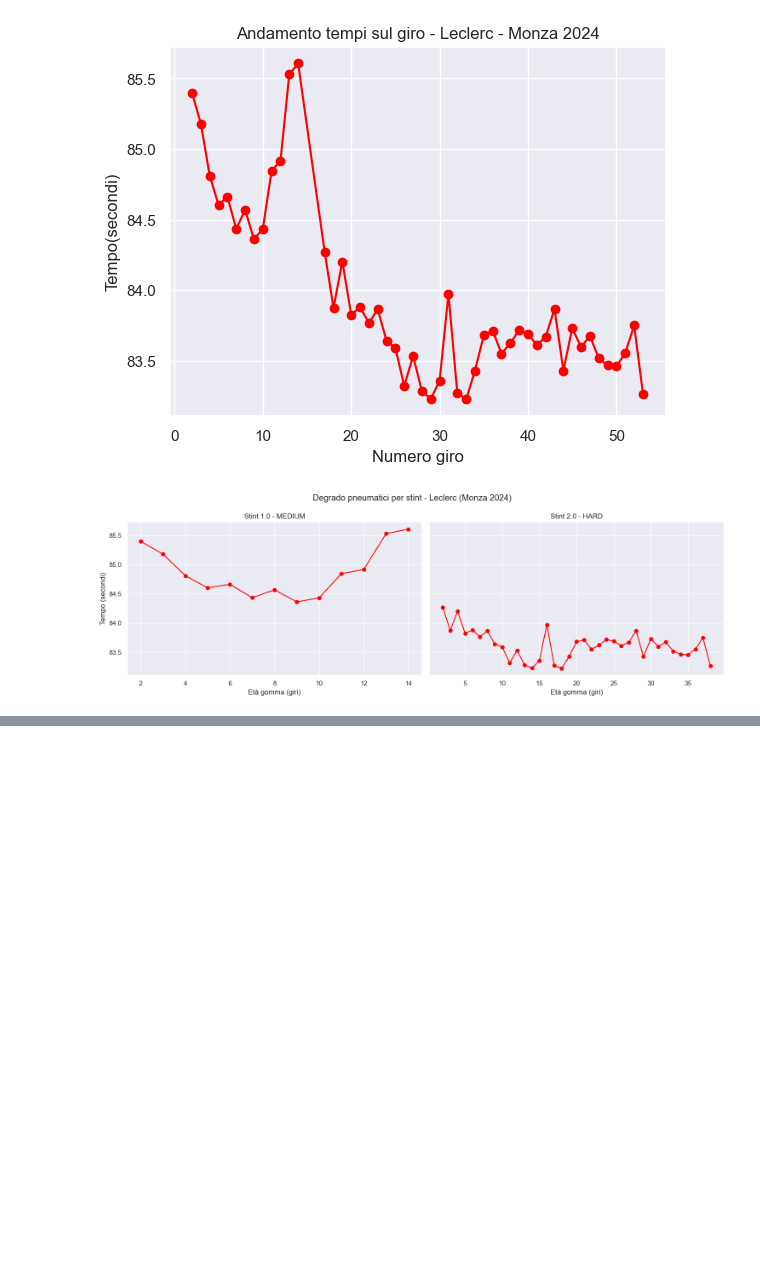
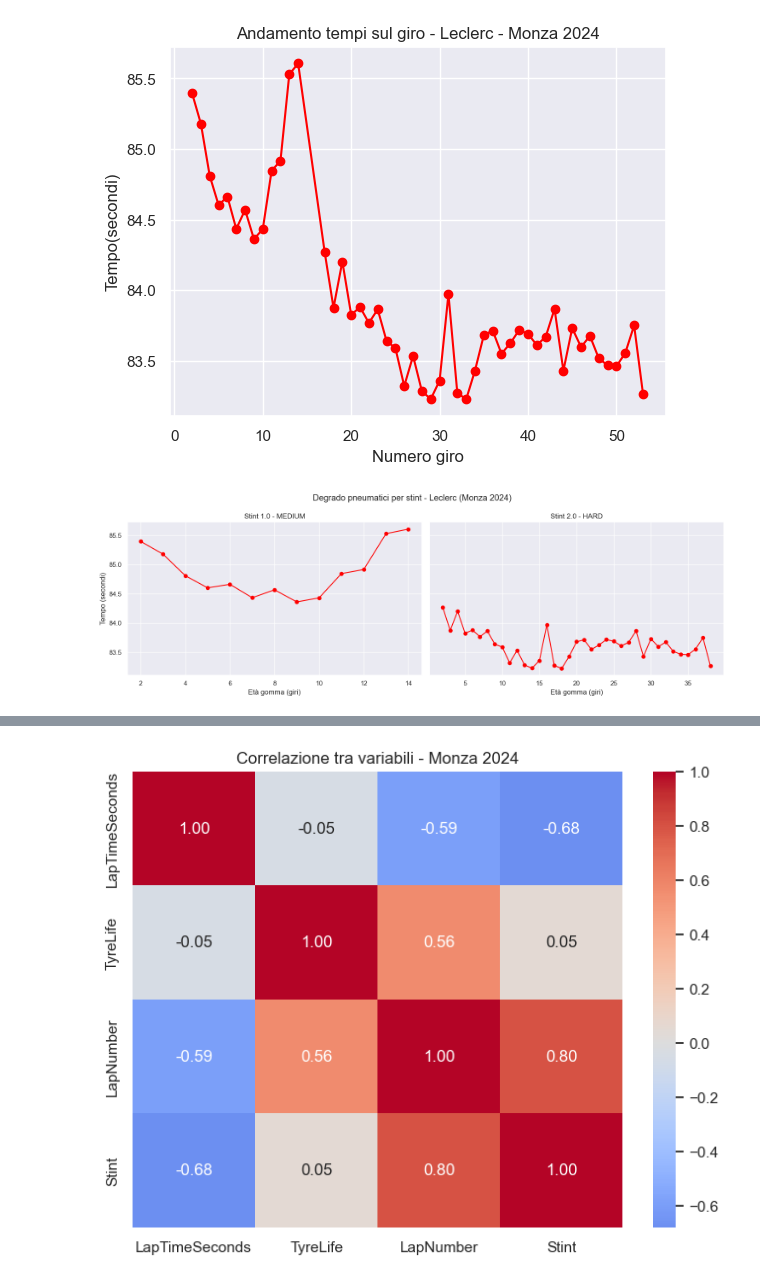
Before and after one commit to MatteoMozzana/Progetto, a Jupyter notebook: notebooks/1.EDA.ipynb, the cells around one changed output, grey strips where cells are left out. Cells and saved outputs as stored; diff of their text form; code cells hidden in the pictures; blank space fills up the shorter version.

```diff
--- a/notebooks/1.EDA.ipynb
+++ b/notebooks/1.EDA.ipynb
@@ -110,0 +150,11 @@ plt.show()
+# %%
+# CORRELAZIONI TRA VARIABILI
+
+correlazione = laps_clean[['LapTimeSeconds', 'TyreLife', 'LapNumber', 'Stint']].corr()  #.corr() mostra la correlazione tra tutte le coppie delle colonne delle variabili prese in considerazione(1 -1 0)
+
+plt.figure(figsize=(8, 6))
+sns.heatmap(correlazione, annot=True, fmt='.2f', cmap='coolwarm', center=0) # grafico di seaborn. annot: mette il numero di correlazione in ogni cella della griglia. fmt=.2f: formatta i numeri con 2 decimali. cmap=coolwarm: palette di colori predefinita. center=0: il bianco è centrato sullo 0.
+plt.title('Correlazione tra variabili - Monza 2024')
+plt.show()
+# %% [output]
+[figure, added]
```
Also changed, not shown: parts of 2 cells of this notebook.
